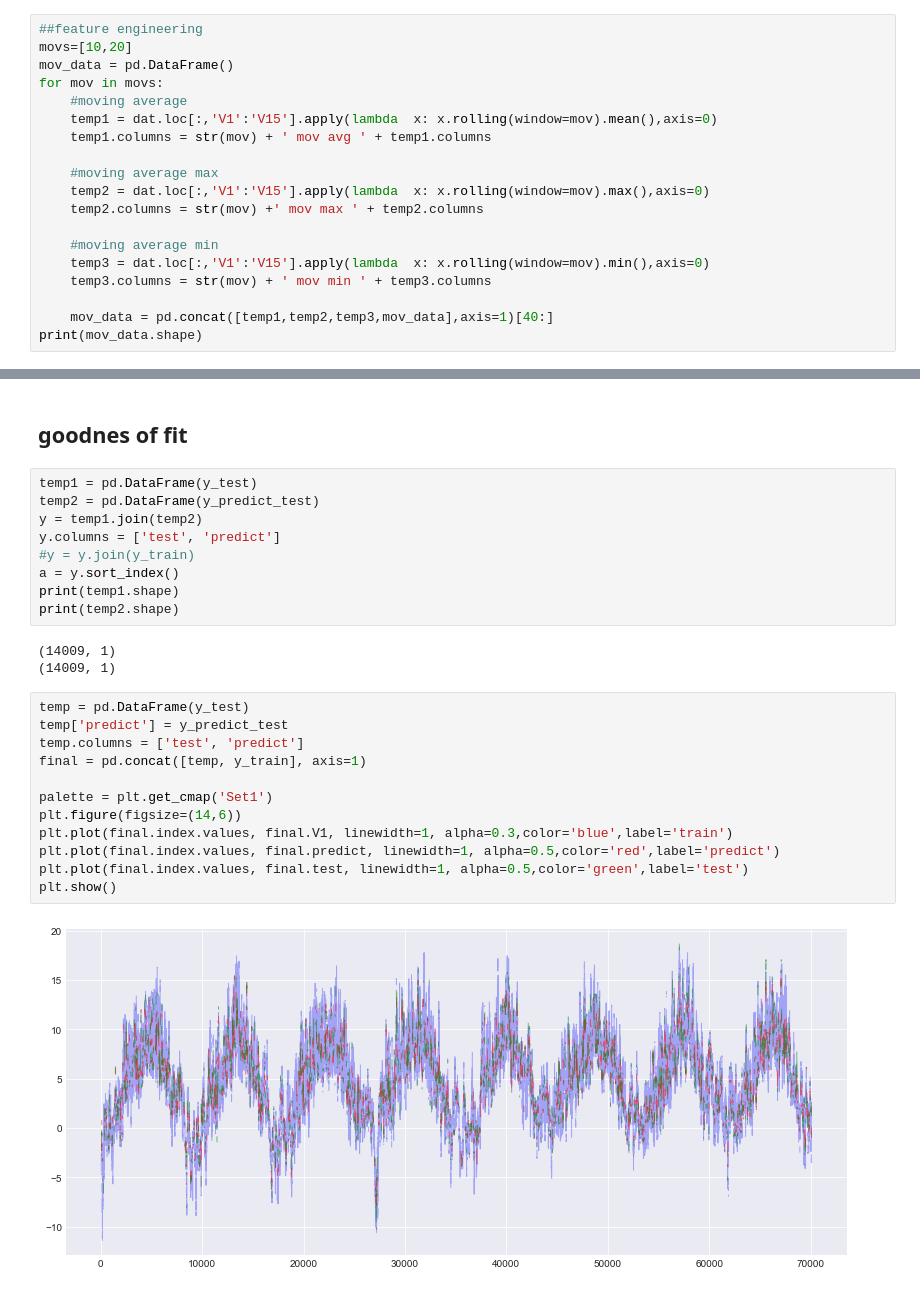
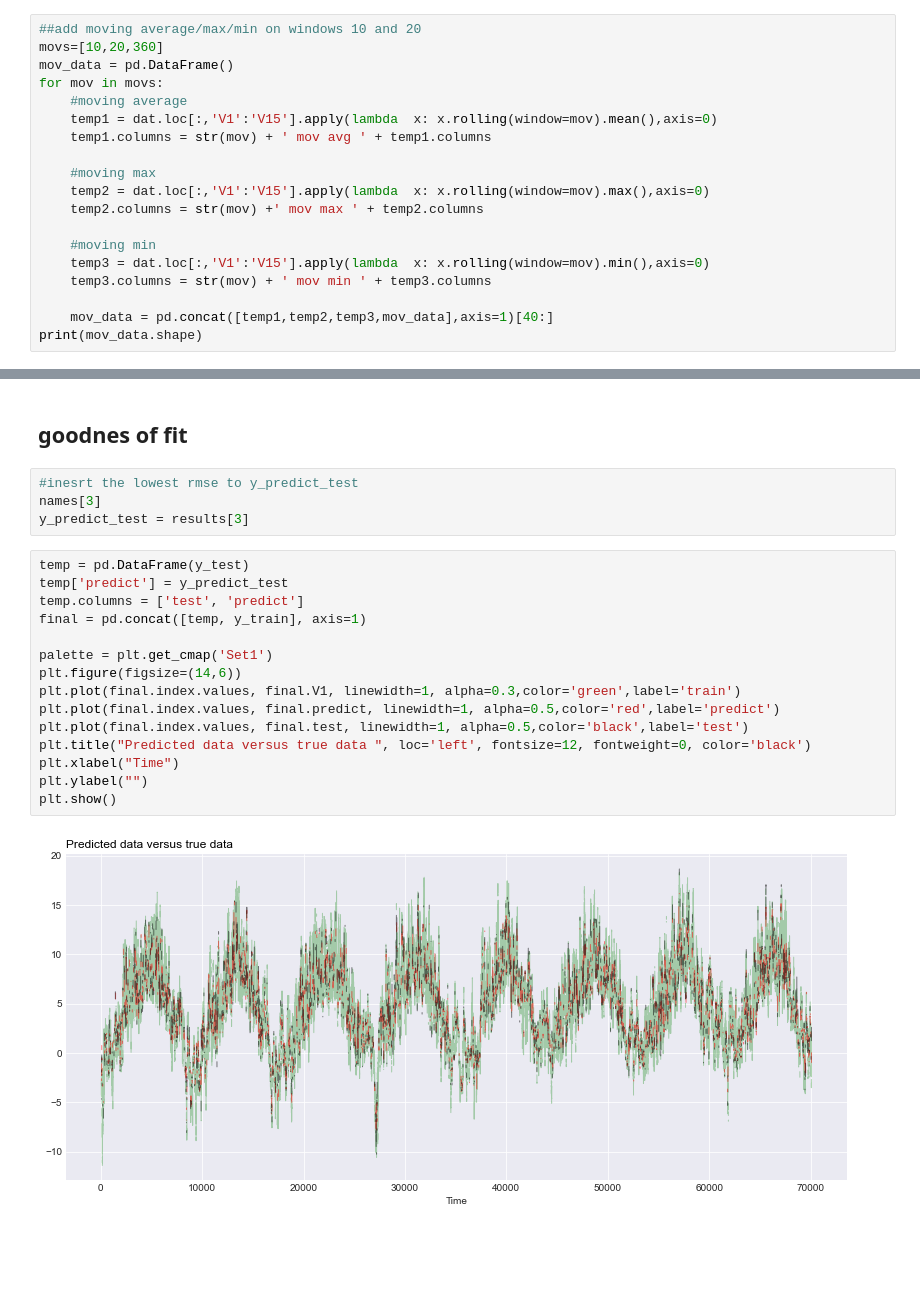
Before and after one commit to roishlezinger/test, a Jupyter notebook: predict.ipynb, the cells around one changed output, grey strips where cells are left out. Cells and saved outputs as stored; diff of their text form; blank space fills up the shorter version.

```diff
--- a/predict.ipynb
+++ b/predict.ipynb
@@ -45,19 +45,19 @@ dat
 # %% [markdown]
 ## feature engineering
 # %%
-##feature engineering
-movs=[10,20]
+##add moving average/max/min on windows 10 and 20
+movs=[10,20,360]
 mov_data = pd.DataFrame()
 for mov in movs:
     #moving average
     temp1 = dat.loc[:,'V1':'V15'].apply(lambda  x: x.rolling(window=mov).mean(),axis=0)
     temp1.columns = str(mov) + ' mov avg ' + temp1.columns
 
-    #moving average max
+    #moving max
     temp2 = dat.loc[:,'V1':'V15'].apply(lambda  x: x.rolling(window=mov).max(),axis=0)
     temp2.columns = str(mov) +' mov max ' + temp2.columns
 
-    #moving average min
+    #moving min
     temp3 = dat.loc[:,'V1':'V15'].apply(lambda  x: x.rolling(window=mov).min(),axis=0)
     temp3.columns = str(mov) + ' mov min ' + temp3.columns
 
@@ -170,29 +170,24 @@ XG: RMSE train 1.147922 RMSE test 1.172277
 XG: r2 train   0.917746 r2 test   0.913537
 # %% [markdown]
 ## goodnes of fit
-# %%
-temp1 = pd.DataFrame(y_test)
-temp2 = pd.DataFrame(y_predict_test)
-y = temp1.join(temp2)
-y.columns = ['test', 'predict']
-#y = y.join(y_train)
-a = y.sort_index()
-print(temp1.shape)
-print(temp2.shape)
-# %% [output]
-(14009, 1)
-(14009, 1)
+# %%
+#inesrt the lowest rmse to y_predict_test
+names[3]
+y_predict_test = results[3]
 # %%
 temp = pd.DataFrame(y_test)
 temp['predict'] = y_predict_test
 temp.columns = ['test', 'predict']
 final = pd.concat([temp, y_train], axis=1)
 
 palette = plt.get_cmap('Set1')
 plt.figure(figsize=(14,6))
-plt.plot(final.index.values, final.V1, linewidth=1, alpha=0.3,color='blue',label='train')
+plt.plot(final.index.values, final.V1, linewidth=1, alpha=0.3,color='green',label='train')
 plt.plot(final.index.values, final.predict, linewidth=1, alpha=0.5,color='red',label='predict')
-plt.plot(final.index.values, final.test, linewidth=1, alpha=0.5,color='green',label='test')
+plt.plot(final.index.values, final.test, linewidth=1, alpha=0.5,color='black',label='test')
+plt.title("Predicted data versus true data ", loc='left', fontsize=12, fontweight=0, color='black')
+plt.xlabel("Time")
+plt.ylabel("")
 plt.show()
 # %% [output]
-[figure, old version]
+[figure, new version]
```
Also changed, not shown: parts of 1 cell of this notebook.
